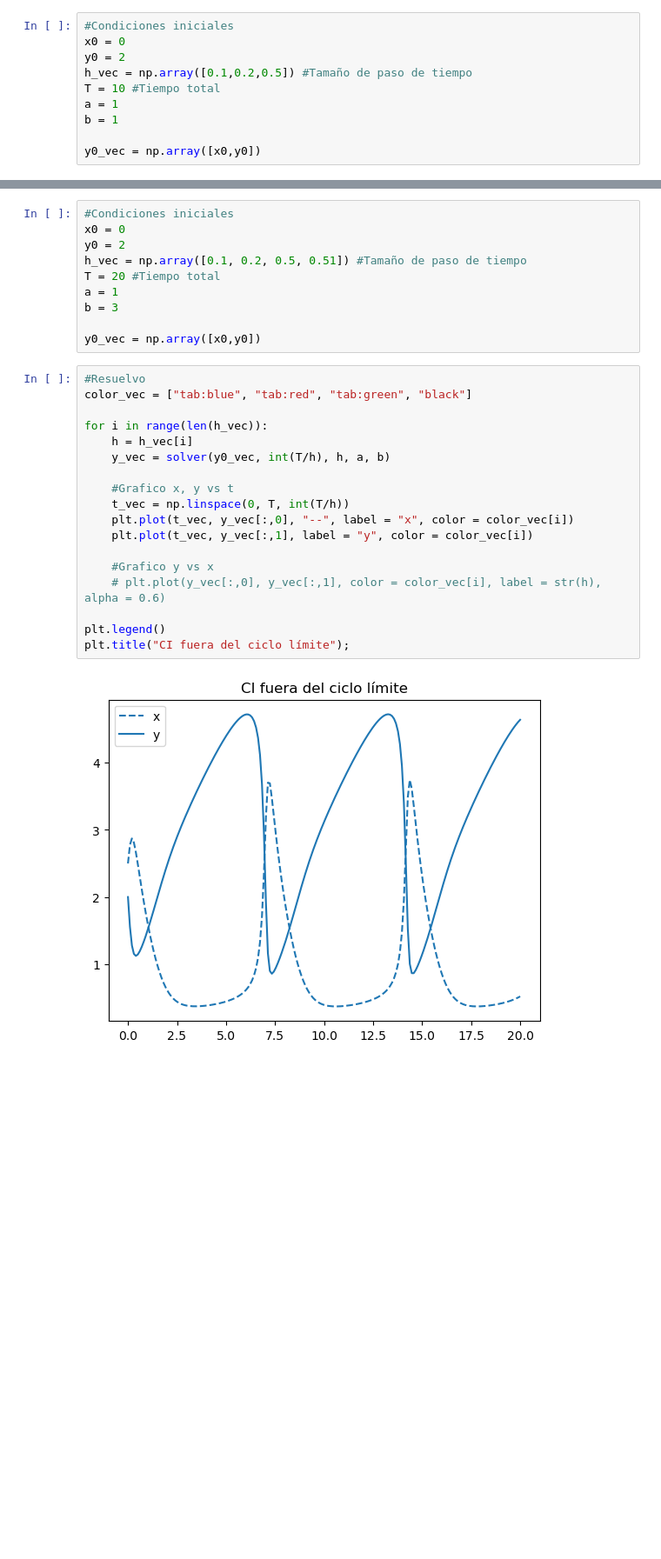
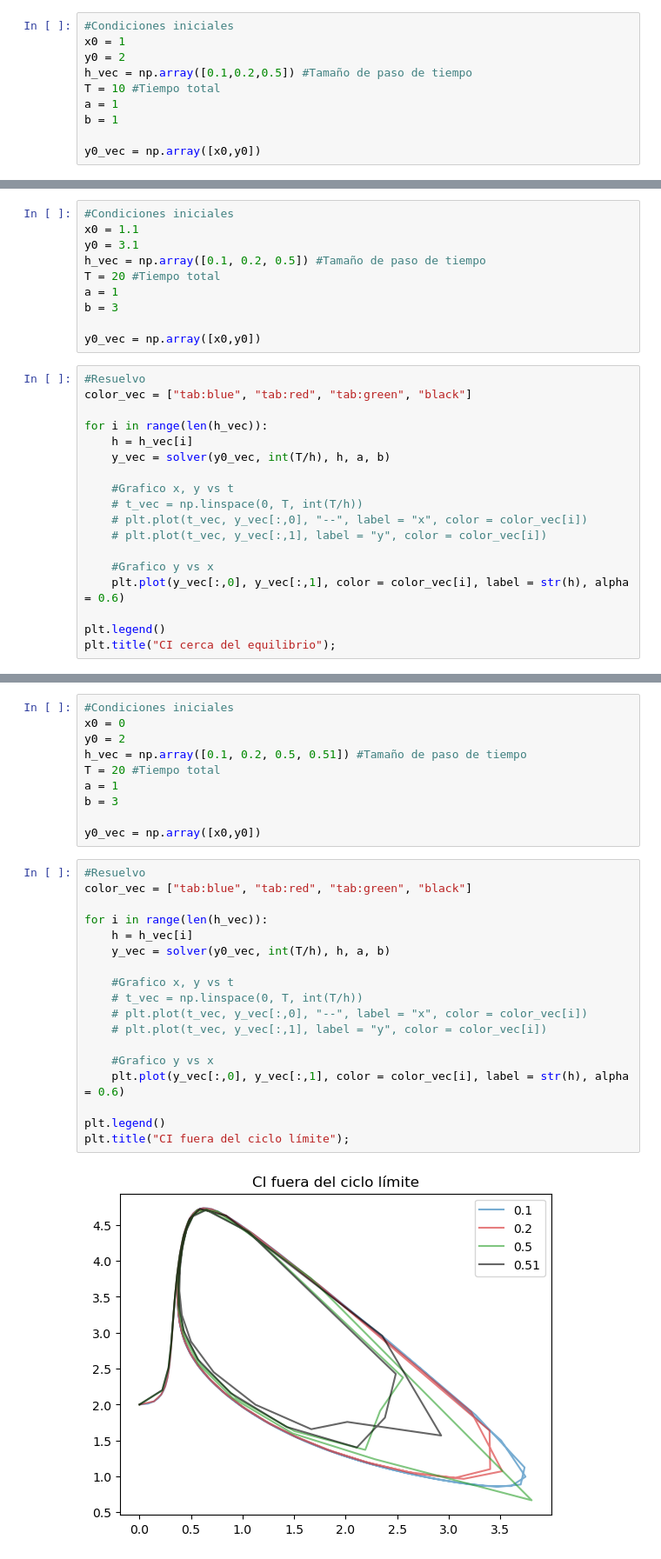
Before and after one commit to Lupama2/fiscom-2023, a Jupyter notebook: TrabajosPracticos/Practica-1/ejercicio-3.ipynb, the cells around one changed output, grey strips where cells are left out. Shown at 87% size. Cells and saved outputs as stored; diff of their text form; blank space fills up the shorter version.

```diff
--- a/TrabajosPracticos/Practica-1/ejercicio-3.ipynb
+++ b/TrabajosPracticos/Practica-1/ejercicio-3.ipynb
@@ -56,7 +56,7 @@ def solver(y0_vec, N, h, *args):
 ### 1. $a = b= 1$
 # %%
 #Condiciones iniciales
-x0 = 0
+x0 = 1
 y0 = 2
 h_vec = np.array([0.1,0.2,0.5]) #Tamaño de paso de tiempo
 T = 10 #Tiempo total
@@ -88,2 +88,30 @@ plt.legend()
 # %% [markdown]
 ### 2. a = 1, b = 3
+# %%
+#Condiciones iniciales
+x0 = 1.1
+y0 = 3.1
+h_vec = np.array([0.1, 0.2, 0.5]) #Tamaño de paso de tiempo
+T = 20 #Tiempo total
+a = 1
+b = 3
+
+y0_vec = np.array([x0,y0])
+# %%
+#Resuelvo
+color_vec = ["tab:blue", "tab:red", "tab:green", "black"]
+
+for i in range(len(h_vec)):
+    h = h_vec[i]
+    y_vec = solver(y0_vec, int(T/h), h, a, b)
+
+    #Grafico x, y vs t
+    # t_vec = np.linspace(0, T, int(T/h))
+    # plt.plot(t_vec, y_vec[:,0], "--", label = "x", color = color_vec[i])
+    # plt.plot(t_vec, y_vec[:,1], label = "y", color = color_vec[i])
+
+    #Grafico y vs x
+    plt.plot(y_vec[:,0], y_vec[:,1], color = color_vec[i], label = str(h), alpha = 0.6)
+
+plt.legend()
+plt.title("CI cerca del equilibrio");
@@ -100,23 +130,23 @@ y0_vec = np.array([x0,y0])
 # %%
 #Resuelvo
 color_vec = ["tab:blue", "tab:red", "tab:green", "black"]
 
 for i in range(len(h_vec)):
     h = h_vec[i]
     y_vec = solver(y0_vec, int(T/h), h, a, b)
 
     #Grafico x, y vs t
-    t_vec = np.linspace(0, T, int(T/h))
-    plt.plot(t_vec, y_vec[:,0], "--", label = "x", color = color_vec[i])
-    plt.plot(t_vec, y_vec[:,1], label = "y", color = color_vec[i])
+    # t_vec = np.linspace(0, T, int(T/h))
+    # plt.plot(t_vec, y_vec[:,0], "--", label = "x", color = color_vec[i])
+    # plt.plot(t_vec, y_vec[:,1], label = "y", color = color_vec[i])
 
     #Grafico y vs x
-    # plt.plot(y_vec[:,0], y_vec[:,1], color = color_vec[i], label = str(h), alpha = 0.6)
+    plt.plot(y_vec[:,0], y_vec[:,1], color = color_vec[i], label = str(h), alpha = 0.6)
 
 plt.legend()
 plt.title("CI fuera del ciclo límite");
 # %% [output]
-[figure, old version]
+[figure, new version]
 # %%
 #Condiciones iniciales
 x0 = 2.5
```
Also changed, not shown: parts of 2 cells of this notebook.
